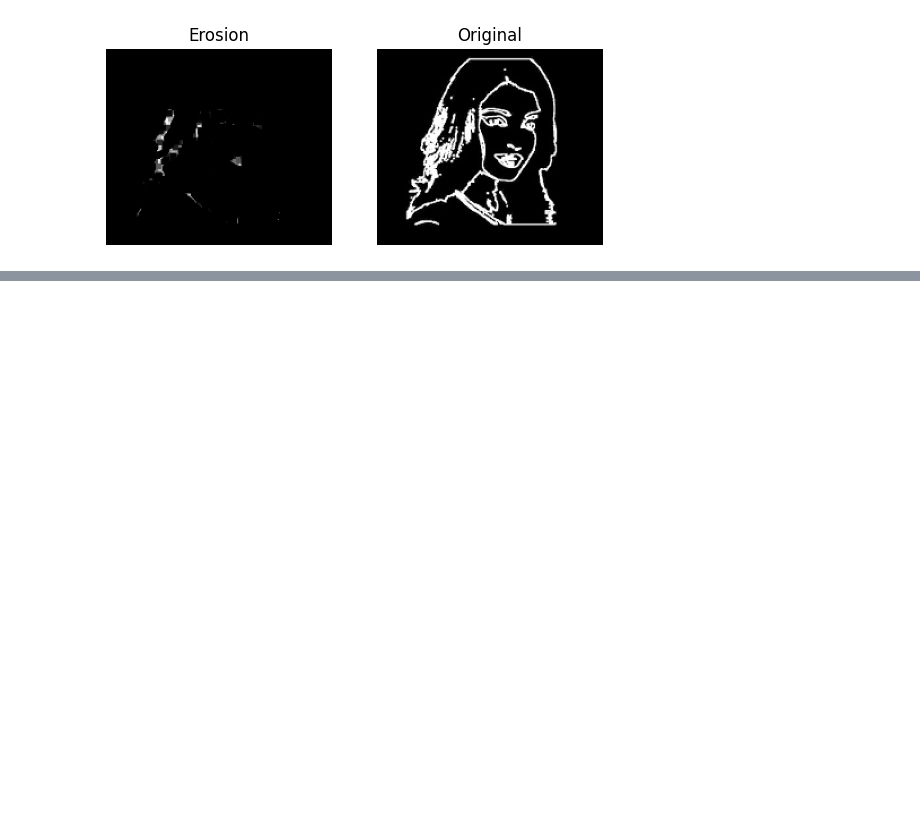
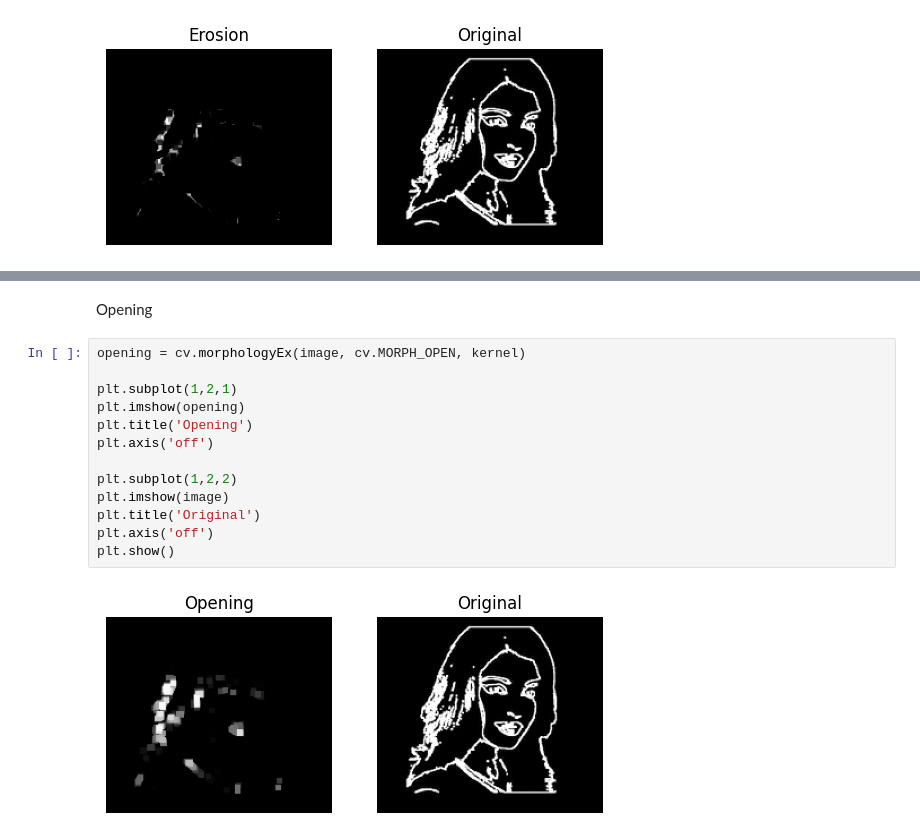
Before and after one commit to olaw01/OpenCV_image_processing, a Jupyter notebook: data/MorphologicalOperations.ipynb, the cells around one changed output, grey strips where cells are left out. Cells and saved outputs as stored; diff of their text form; blank space fills up the shorter version.

```diff
--- a/data/MorphologicalOperations.ipynb
+++ b/data/MorphologicalOperations.ipynb
@@ -37,0 +55,17 @@ plt.show()
+# %% [markdown]
+Opening
+# %%
+opening = cv.morphologyEx(image, cv.MORPH_OPEN, kernel)
+
+plt.subplot(1,2,1)
+plt.imshow(opening)
+plt.title('Opening')
+plt.axis('off')
+
+plt.subplot(1,2,2)
+plt.imshow(image)
+plt.title('Original')
+plt.axis('off')
+plt.show()
+# %% [output]
+[figure, added]
```
Also changed, not shown: parts of 12 cells of this notebook.
